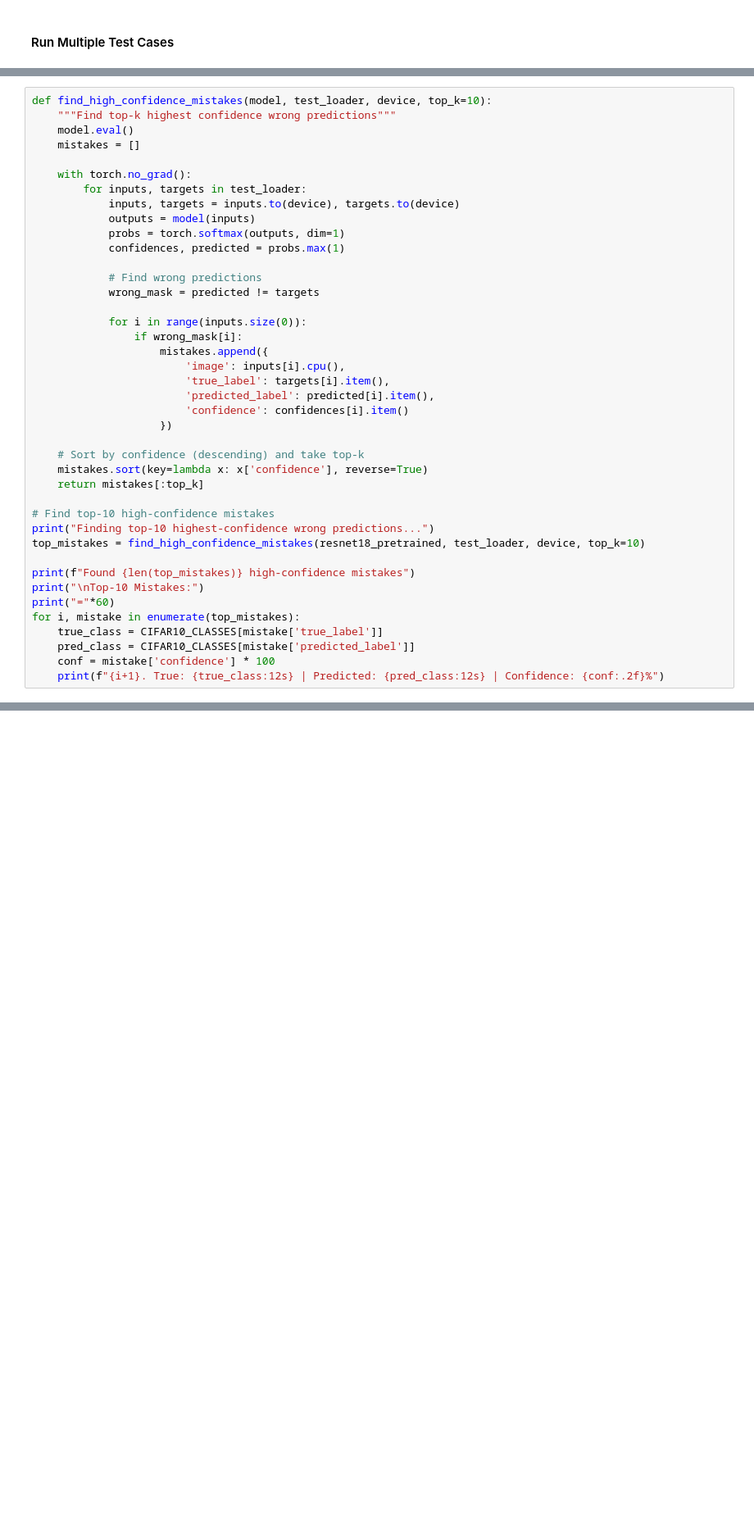
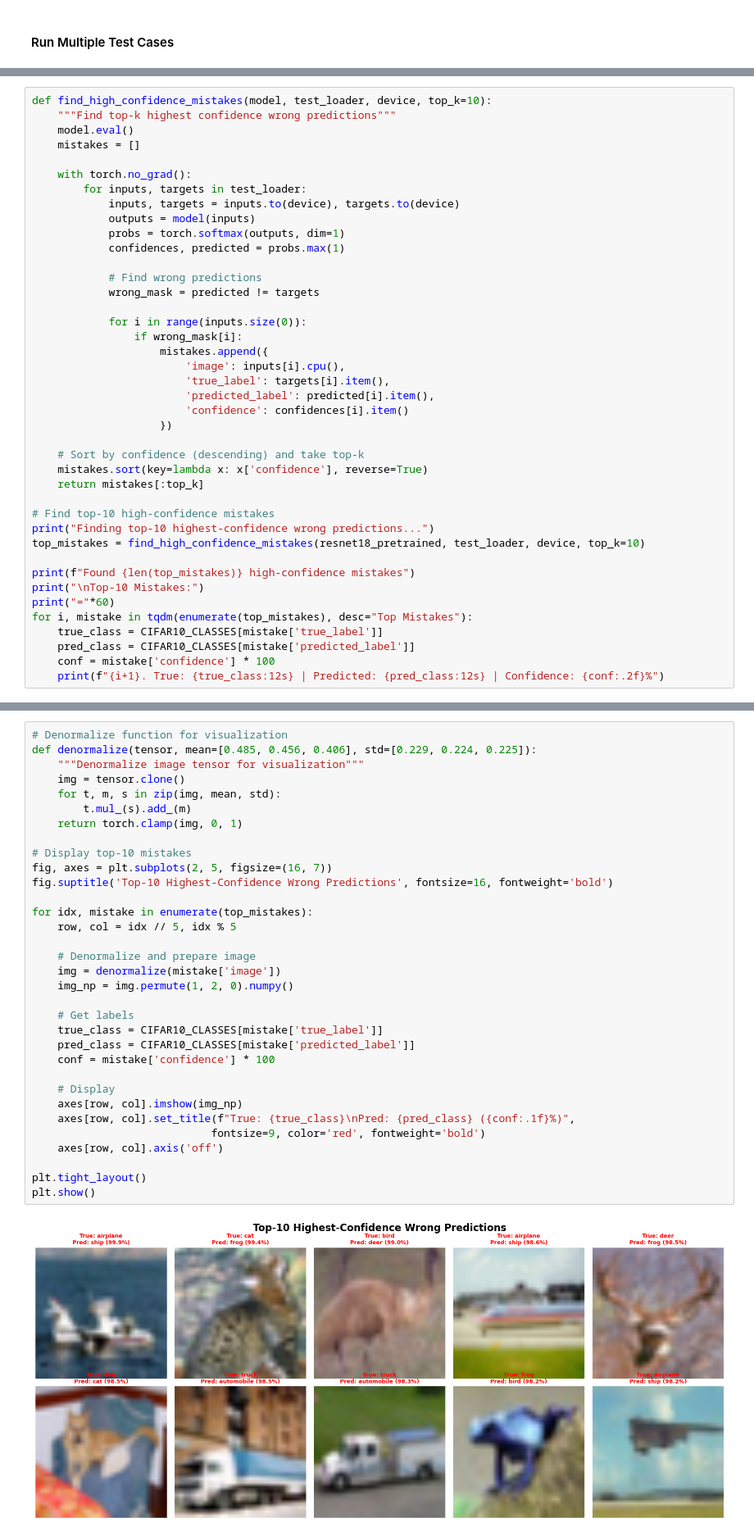
Before and after one commit to PrArgs/opu_deep_learning_course, a Jupyter notebook: mmn15/mmn15.ipynb, the cells around one changed output, grey strips where cells are left out. Shown at 82% size. Saved outputs shown, nothing was run; the diff lists cells and outputs as text; blank space fills up the shorter version.

```diff
--- a/mmn15/mmn15.ipynb
+++ b/mmn15/mmn15.ipynb
@@ -544,7 +1030,7 @@ top_mistakes = find_high_confidence_mistakes(resnet18_pretrained, test_loader, d
 print(f"Found {len(top_mistakes)} high-confidence mistakes")
 print("\nTop-10 Mistakes:")
 print("="*60)
-for i, mistake in enumerate(top_mistakes):
+for i, mistake in tqdm(enumerate(top_mistakes), desc="Top Mistakes"):
     true_class = CIFAR10_CLASSES[mistake['true_label']]
     pred_class = CIFAR10_CLASSES[mistake['predicted_label']]
     conf = mistake['confidence'] * 100
@@ -551,0 +1056,35 @@ for i, mistake in enumerate(top_mistakes):
+# %%
+# Denormalize function for visualization
+def denormalize(tensor, mean=[0.485, 0.456, 0.406], std=[0.229, 0.224, 0.225]):
+    """Denormalize image tensor for visualization"""
+    img = tensor.clone()
+    for t, m, s in zip(img, mean, std):
+        t.mul_(s).add_(m)
+    return torch.clamp(img, 0, 1)
+
+# Display top-10 mistakes
+fig, axes = plt.subplots(2, 5, figsize=(16, 7))
+fig.suptitle('Top-10 Highest-Confidence Wrong Predictions', fontsize=16, fontweight='bold')
+
+for idx, mistake in enumerate(top_mistakes):
+    row, col = idx // 5, idx % 5
+
+    # Denormalize and prepare image
+    img = denormalize(mistake['image'])
+    img_np = img.permute(1, 2, 0).numpy()
+
+    # Get labels
+    true_class = CIFAR10_CLASSES[mistake['true_label']]
+    pred_class = CIFAR10_CLASSES[mistake['predicted_label']]
+    conf = mistake['confidence'] * 100
+
+    # Display
+    axes[row, col].imshow(img_np)
+    axes[row, col].set_title(f"True: {true_class}\nPred: {pred_class} ({conf:.1f}%)",
+                            fontsize=9, color='red', fontweight='bold')
+    axes[row, col].axis('off')
+
+plt.tight_layout()
+plt.show()
+# %% [output]
+[figure, added]
```
Also changed, not shown: parts of 88 cells of this notebook, 3 other files.
